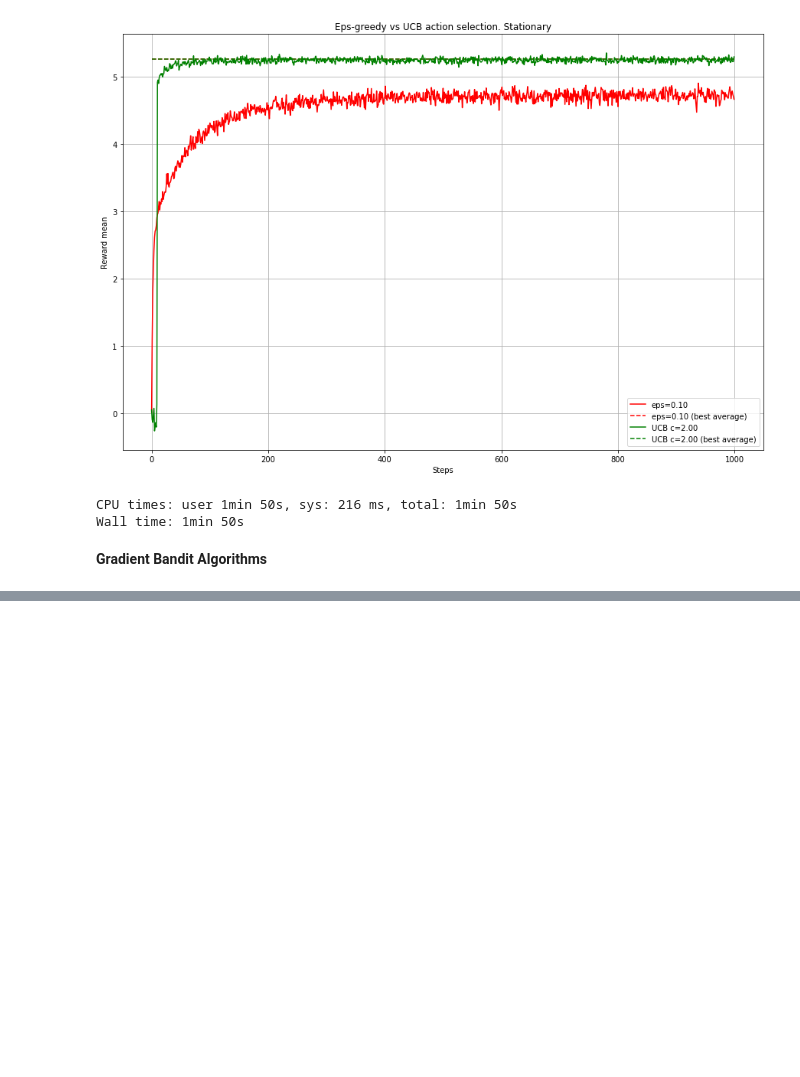
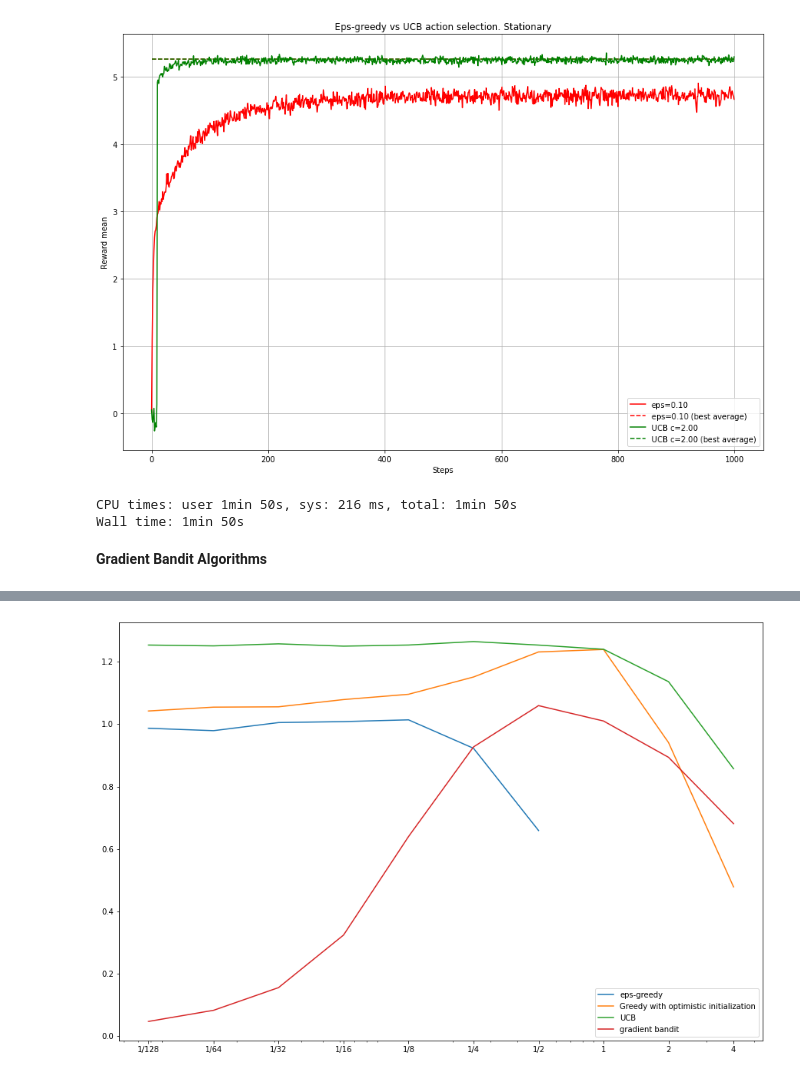
Before and after one commit to shamrous/RL, a Jupyter notebook: Bandit/Bandit.ipynb, the cells around one changed output, grey strips where cells are left out. Drawn from its saved outputs; the diff is of its cells as text; code cells hidden in the pictures; blank space fills up the shorter version.

```diff
--- a/Bandit/Bandit.ipynb
+++ b/Bandit/Bandit.ipynb
@@ -258,0 +355,4 @@ Wall time: 2min 10s
+# %%
+parameters_study_all(True)
+# %% [output]
+[figure, added]
```
Also changed, not shown: parts of 9 cells of this notebook.
